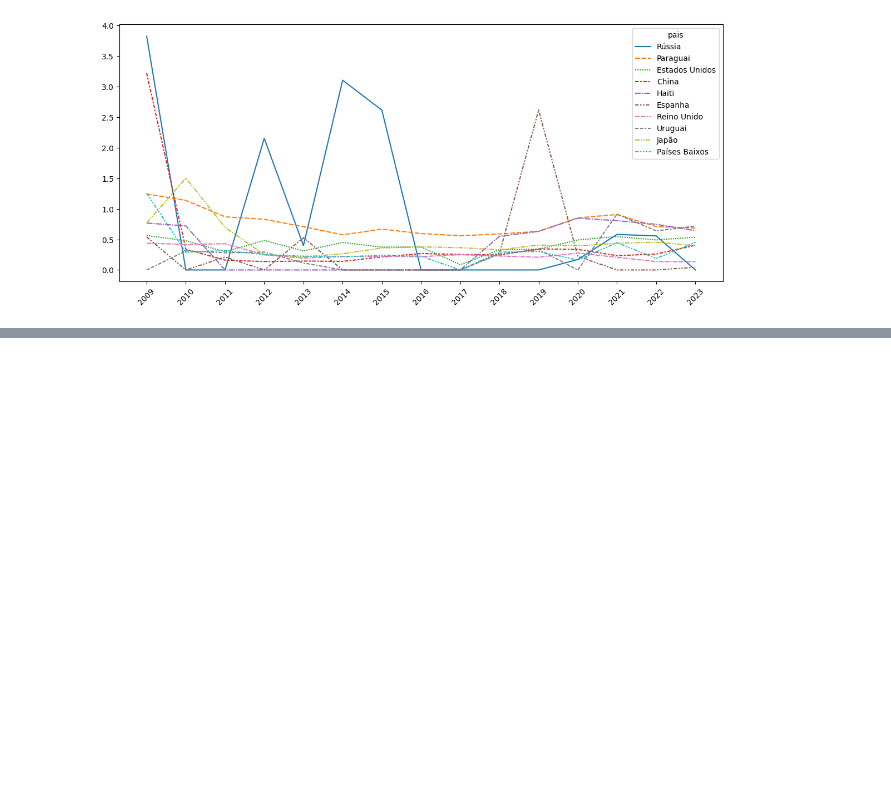
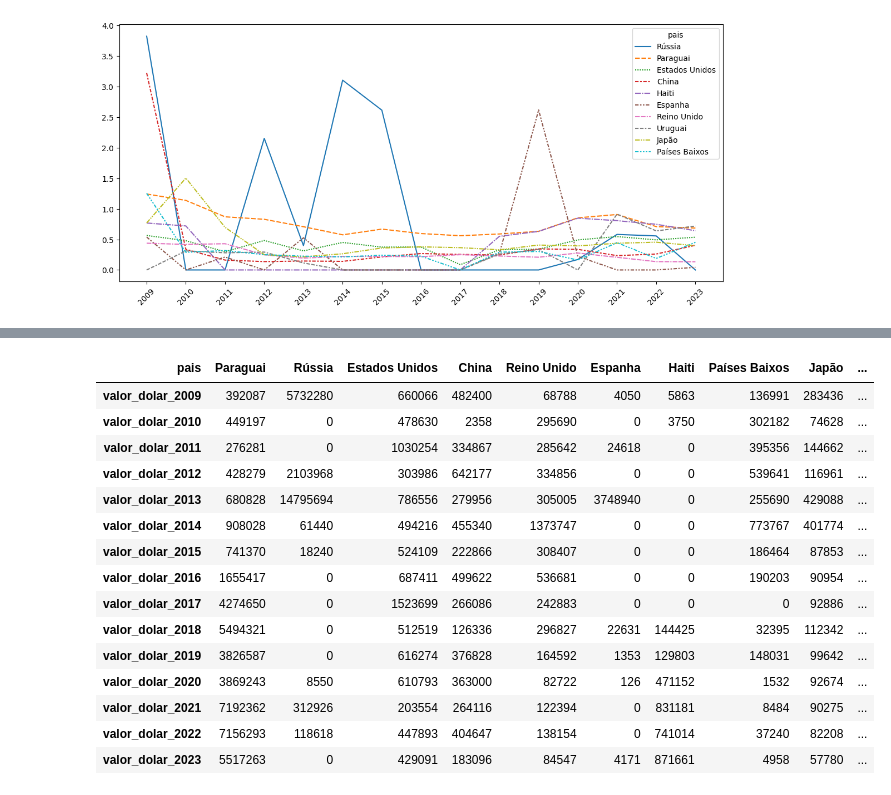
Before and after one commit to GusdPaula/postgraduation_fiap, a Jupyter notebook: tech_challenge.ipynb, the cells around one changed output, grey strips where cells are left out. Saved outputs shown, nothing was run; the diff lists cells and outputs as text; code cells hidden in the pictures; blank space fills up the shorter version.

```diff
--- a/tech_challenge.ipynb
+++ b/tech_challenge.ipynb
@@ -166,0 +127,32 @@ df_usd_brl = df_usd_brl['Close']
+# %%
+def pegar_cambio(pais):
+    currency_codes = {
+        "Paraguai": "PYG",    # Guarani Paraguaio
+        "Rússia": "RUB",      # Rublo Russo
+        "Estados Unidos": "USD", # Dólar Americano
+        "China": "CNY",       # Yuan Chinês
+        "Reino Unido": "GBP", # Libra Esterlina
+        "Espanha": "EUR",     # Euro
+        "Haiti": "HTG",       # Gourde Haitiano
+        "Países Baixos": "EUR", # Euro
+        "Japão": "JPY",       # Iene Japonês
+        "Alemanha": "EUR",     # Euro
+        "Brasil": "BRL"
+    }
+
+    if pais == "Estados Unidos":
+        return pd.Series([1, 1, 1, 1, 1, 1, 1, 1,1, 1, 1, 1, 1, 1, 1])
+
+    local_camb = currency_codes[pais]
+
+    data = yf.Ticker(f"USD{local_camb}=X")
+    df = data.history(period='max', interval='1mo')
+    df['ano'] = df.index.year
+    df = df[df['ano'] > 2008]
+    df = df[df['ano'] != 2024]
+
+    df['mes'] = df.index.month
+    df = df[df['mes'] == 12]
+    df = df['Close']
+
+    return df
@@ -462,0 +508,19 @@ plt.show()
+# %%
+exportacao_vinho_mesa_cambio
+# %% [output]
+| pais | Paraguai | Rússia | Estados Unidos | China | Reino Unido | Espanha | Haiti | Países Baixos | Japão | ... |
+| valor_dolar_2009 | 392087 | 5732280 | 660066 | 482400 | 68788 | 4050 | 5863 | 136991 | 283436 | ... |
+| valor_dolar_2010 | 449197 | 0 | 478630 | 2358 | 295690 | 0 | 3750 | 302182 | 74628 | ... |
+| valor_dolar_2011 | 276281 | 0 | 1030254 | 334867 | 285642 | 24618 | 0 | 395356 | 144662 | ... |
+| valor_dolar_2012 | 428279 | 2103968 | 303986 | 642177 | 334856 | 0 | 0 | 539641 | 116961 | ... |
+| valor_dolar_2013 | 680828 | 14795694 | 786556 | 279956 | 305005 | 3748940 | 0 | 255690 | 429088 | ... |
+| valor_dolar_2014 | 908028 | 61440 | 494216 | 455340 | 1373747 | 0 | 0 | 773767 | 401774 | ... |
+| valor_dolar_2015 | 741370 | 18240 | 524109 | 222866 | 308407 | 0 | 0 | 186464 | 87853 | ... |
+| valor_dolar_2016 | 1655417 | 0 | 687411 | 499622 | 536681 | 0 | 0 | 190203 | 90954 | ... |
+| valor_dolar_2017 | 4274650 | 0 | 1523699 | 266086 | 242883 | 0 | 0 | 0 | 92886 | ... |
+| valor_dolar_2018 | 5494321 | 0 | 512519 | 126336 | 296827 | 22631 | 144425 | 32395 | 112342 | ... |
+| valor_dolar_2019 | 3826587 | 0 | 616274 | 376828 | 164592 | 1353 | 129803 | 148031 | 99642 | ... |
+| valor_dolar_2020 | 3869243 | 8550 | 610793 | 363000 | 82722 | 126 | 471152 | 1532 | 92674 | ... |
+| valor_dolar_2021 | 7192362 | 312926 | 203554 | 264116 | 122394 | 0 | 831181 | 8484 | 90275 | ... |
+| valor_dolar_2022 | 7156293 | 118618 | 447893 | 404647 | 138154 | 0 | 741014 | 37240 | 82208 | ... |
+| valor_dolar_2023 | 5517263 | 0 | 429091 | 183096 | 84547 | 4171 | 871661 | 4958 | 57780 | ... |
```
Also changed, not shown: parts of 14 cells of this notebook.
